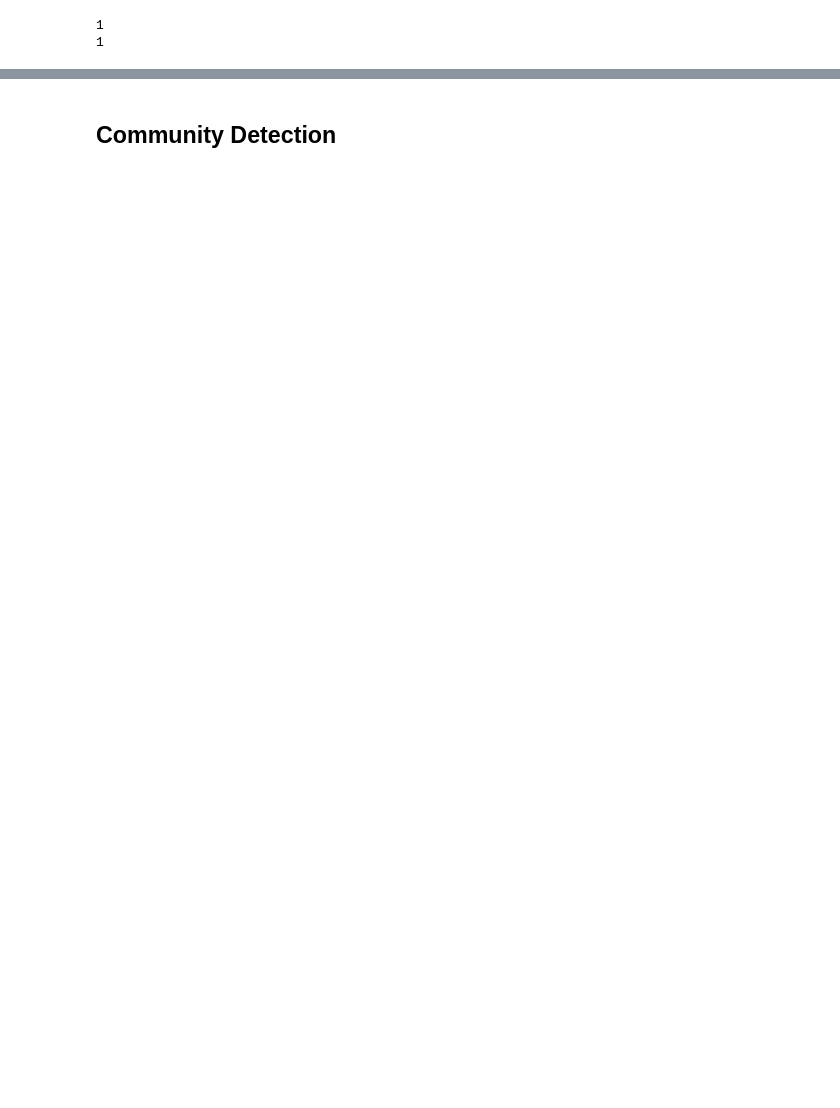
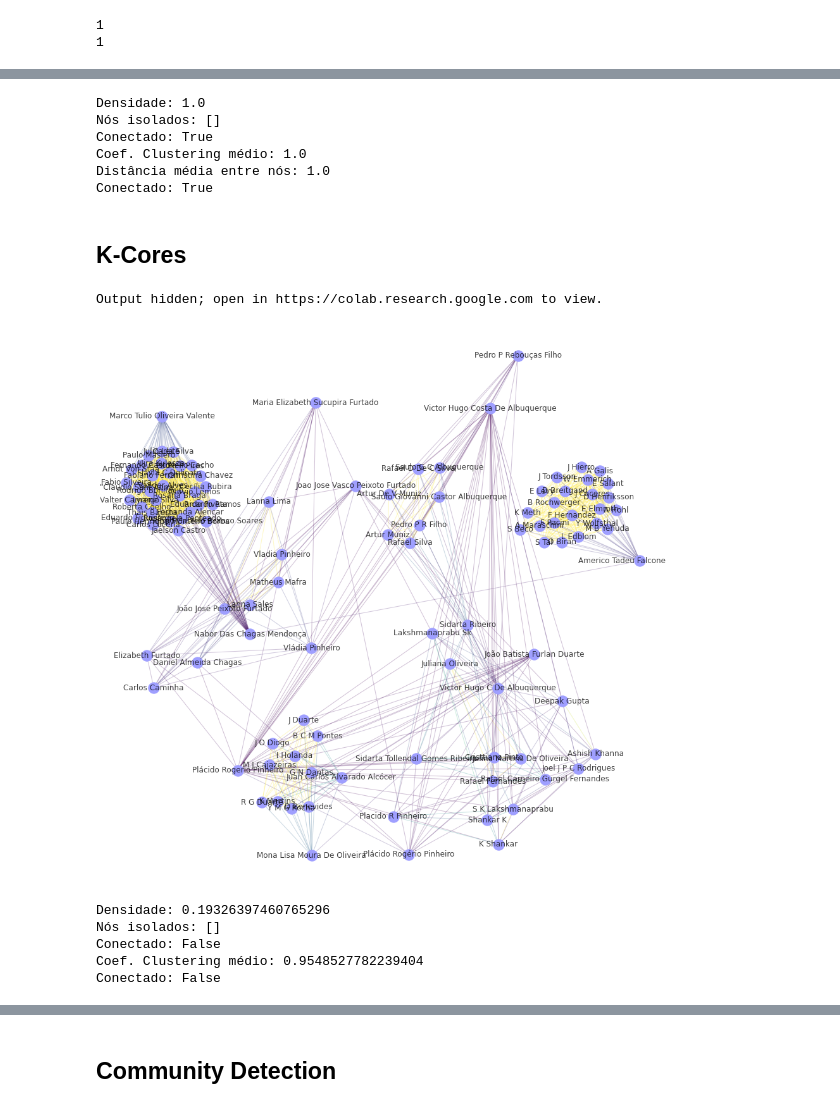
Before and after one commit to makaires77/Grafos-2021, a Jupyter notebook: GRAFOS_P4_Coautoria.ipynb, the cells around one changed output, grey strips where cells are left out. Saved outputs shown, nothing was run; the diff lists cells and outputs as text; code cells hidden in the pictures; blank space fills up the shorter version.

```diff
--- a/GRAFOS_P4_Coautoria.ipynb
+++ b/GRAFOS_P4_Coautoria.ipynb
@@ -301,0 +409,16 @@ print(nx.edge_connectivity(G))
+# %%
+print('Densidade:', nx.density(G_maxclique))
+print('Nós isolados:', list(nx.isolates(G_maxclique)))
+print('Conectado:', nx.is_connected(G_maxclique))
+print('Coef. Clustering médio:',nx.average_clustering(G_maxclique))
+print('Distância média entre nós:', nx.average_shortest_path_length(G_maxclique))
+print('Conectado:', nx.is_connected(G_maxclique))
+# %% [output]
+Densidade: 1.0
+Nós isolados: []
+Conectado: True
+Coef. Clustering médio: 1.0
+Distância média entre nós: 1.0
+Conectado: True
+# %% [markdown]
+## K-Cores
@@ -301,0 +430,39 @@ print(nx.edge_connectivity(G))
+# %%
+# Create figure
+plt.figure(figsize=(30,30))
+# Visualize network and k-cores
+nx.draw_networkx(G, pos=pos, node_size=50, edge_color="#333333", alpha=0.05, with_labels=False)
+nx.draw_networkx(G_core_10, pos=pos, node_size=50, node_color="#7F7FEF", edge_color="#7F7FEF", alpha=0.75, with_labels=False)
+nx.draw_networkx(G_core_20, pos=pos, node_size=50, node_color="#AFAF33", edge_color="#AFAF33", alpha=0.75, with_labels=False)
+plt.savefig(local + 'GRAFO_P3-9.png', dpi=150)
+# %% [output]
+Output hidden; open in https://colab.research.google.com to view.
+# %%
+# Create G_core_10 network
+G_core_10 = nx.subgraph(G, G_core_10)
+# Create figure
+plt.figure(figsize=(16,16))
+# Get weights
+weight = [G_core_10.edges[e]['weight'] for e in G_core_10.edges]
+# Calculate layout
+pos_G_core_10 = nx.spring_layout(G_core_10, weight='weight', k=0.5)
+# Draw edges, nodes, and labels
+nx.draw_networkx_edges(G_core_10, pos_G_core_10, edge_color=weight, width=1, alpha=0.25)
+nx.draw_networkx_nodes(G_core_10, pos_G_core_10, node_color="#9f9fff", node_size=300)
+nx.draw_networkx_labels(G_core_10, pos_G_core_10, alpha=.75)
+plt.savefig(local + 'GRAFO_P3-7.png', dpi=150)
+# %% [output]
+[figure, added]
+# %%
+print('Densidade:', nx.density(G_core_10))
+print('Nós isolados:', list(nx.isolates(G_core_10)))
+print('Conectado:', nx.is_connected(G_core_10))
+print('Coef. Clustering médio:',nx.average_clustering(G_core_10))
+#print('Distância média entre nós:', nx.average_shortest_path_length(G_core_10))
+print('Conectado:', nx.is_connected(G_core_10))
+# %% [output]
+Densidade: 0.19326397460765296
+Nós isolados: []
+Conectado: False
+Coef. Clustering médio: 0.9548527782239404
+Conectado: False
```
Also changed, not shown: parts of 59 cells of this notebook.
